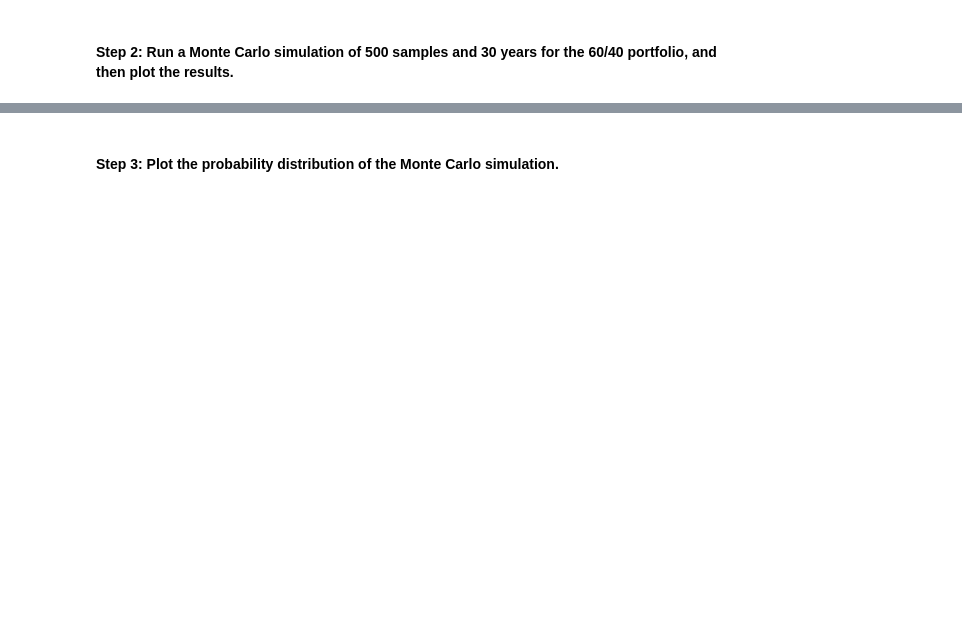
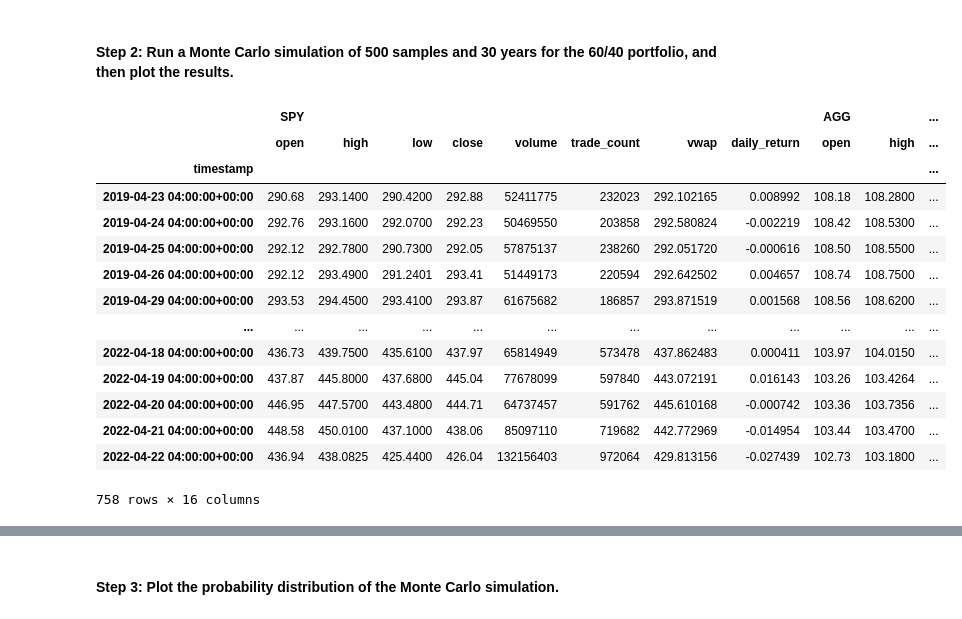
Before and after one commit to gatsbyz/retirement-global-plus, a Jupyter notebook: Retirement tool.ipynb, the cells around one changed output, grey strips where cells are left out. Saved outputs shown, nothing was run; the diff lists cells and outputs as text; code cells hidden in the pictures; blank space fills up the shorter version.

```diff
--- a/Retirement tool.ipynb
+++ b/Retirement tool.ipynb
@@ -350,16 +165,64 @@ display(df_portfolio.tail())
 #### Step 2: Run a Monte Carlo simulation of 500 samples and 30 years for the 60/40 portfolio, and then plot the results.
 # %%
 # Configure the Monte Carlo simulation to forecast 30 years cumulative returns
-# The weights should be split 40% to AGG and 60% to SPY.
+# The weights should be split 40% to FXNAX and 60% to SPY.
 # Run 500 samples.
-MC_thirtyyear = MCSimulation(
-    portfolio_data = df_portfolio,
-    weights = [.60,.40],
-    num_simulation = 500,
-    num_trading_days = 252*30
+
+#years_to_retirment = retirement_age - age
+
+portfolio_type = "Moderate"
+years_to_retirement=10
+
+def MonteCarlo():
+    if portfolio_type == 'Moderate':
+        MonteCarlo_output = MCSimulation(
+            portfolio_data = df_portfolio,
+            weights = [.63,.37],
+            num_simulation = 500,
+            num_trading_days = 252*years_to_retirement
+)
+        return MonteCarlo_output
+
+    elif portfolio_type == "Conservative":
+        MonteCarlo_output = MCSimulation(
+            portfolio_data = df_portfolio,
+            weights = [.44,.56],
+            num_simulation = 500,
+            num_trading_days = 252*years_to_retirement
 )
 
+        return MonteCarlo_output
+
+    else:
+        MonteCarlo_output == MCSimulation(
+            portfolio_data = df_portfolio,
+            weights = [.29,.71],
+            num_simulation = 500,
+            num_trading_days = 252*years_to_retirement
+)
+
+        return MonteCarlo_output
+
 # Review the simulation input data
-MC_thirtyyear.portfolio_data.head()
+
+output = MonteCarlo()
+
+output.portfolio_data.dropna()
+# %% [output]
+|  | SPY |  |  |  |  |  |  |  | AGG |  | ... |
+|  | open | high | low | close | volume | trade_count | vwap | daily_return | open | high | ... |
+| timestamp |  |  |  |  |  |  |  |  |  |  | ... |
+| 2019-04-23 04:00:00+00:00 | 290.68 | 293.1400 | 290.4200 | 292.88 | 52411775 | 232023 | 292.102165 | 0.008992 | 108.18 | 108.2800 | ... |
+| 2019-04-24 04:00:00+00:00 | 292.76 | 293.1600 | 292.0700 | 292.23 | 50469550 | 203858 | 292.580824 | -0.002219 | 108.42 | 108.5300 | ... |
+| 2019-04-25 04:00:00+00:00 | 292.12 | 292.7800 | 290.7300 | 292.05 | 57875137 | 238260 | 292.051720 | -0.000616 | 108.50 | 108.5500 | ... |
+| 2019-04-26 04:00:00+00:00 | 292.12 | 293.4900 | 291.2401 | 293.41 | 51449173 | 220594 | 292.642502 | 0.004657 | 108.74 | 108.7500 | ... |
+| 2019-04-29 04:00:00+00:00 | 293.53 | 294.4500 | 293.4100 | 293.87 | 61675682 | 186857 | 293.871519 | 0.001568 | 108.56 | 108.6200 | ... |
+| ... | ... | ... | ... | ... | ... | ... | ... | ... | ... | ... | ... |
+| 2022-04-18 04:00:00+00:00 | 436.73 | 439.7500 | 435.6100 | 437.97 | 65814949 | 573478 | 437.862483 | 0.000411 | 103.97 | 104.0150 | ... |
+| 2022-04-19 04:00:00+00:00 | 437.87 | 445.8000 | 437.6800 | 445.04 | 77678099 | 597840 | 443.072191 | 0.016143 | 103.26 | 103.4264 | ... |
+| 2022-04-20 04:00:00+00:00 | 446.95 | 447.5700 | 443.4800 | 444.71 | 64737457 | 591762 | 445.610168 | -0.000742 | 103.36 | 103.7356 | ... |
+| 2022-04-21 04:00:00+00:00 | 448.58 | 450.0100 | 437.1000 | 438.06 | 85097110 | 719682 | 442.772969 | -0.014954 | 103.44 | 103.4700 | ... |
+| 2022-04-22 04:00:00+00:00 | 436.94 | 438.0825 | 425.4400 | 426.04 | 132156403 | 972064 | 429.813156 | -0.027439 | 102.73 | 103.1800 | ... |
+758 rows × 16 columns
 # %%
 # Run the Monte Carlo simulation to forecast 30 years cumulative returns
```
Also changed, not shown: parts of 54 cells of this notebook, 1 other file.
